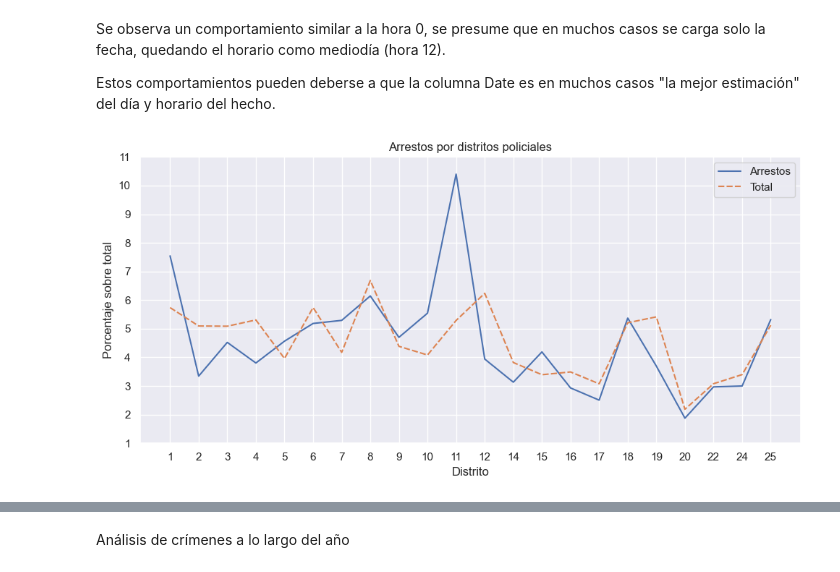
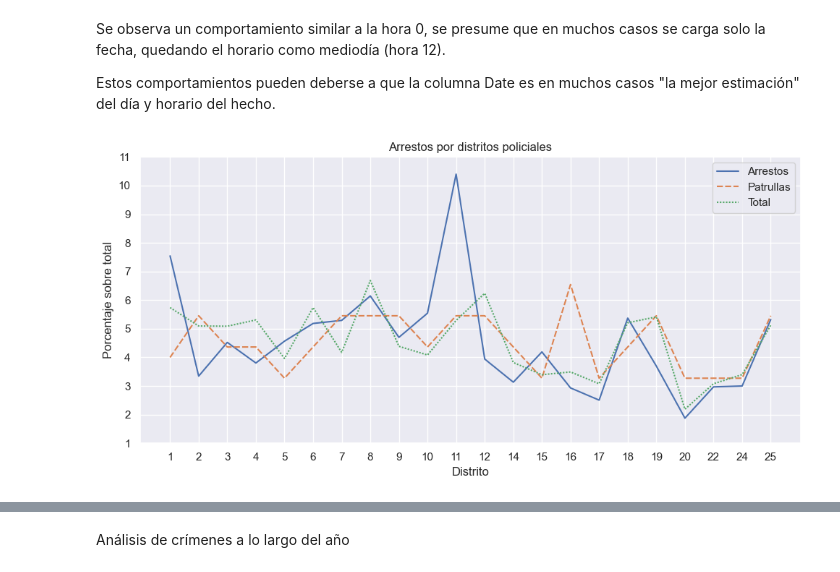
Before and after one commit to gjmv/CEIA_2025_B2_AdD_TP, a Jupyter notebook: TP.ipynb, the cells around one changed output, grey strips where cells are left out. Drawn from its saved outputs; the diff is of its cells as text; code cells hidden in the pictures.

```diff
--- a/TP.ipynb
+++ b/TP.ipynb
@@ -531,27 +531,27 @@ Se observa un comportamiento similar a la hora 0, se presume que en muchos casos
 Estos comportamientos pueden deberse a que la columna Date es en muchos casos "la mejor estimación" del día y horario del hecho.
 # %%
 df_csv["Arrest"] = df_csv["Arrest"].astype(int)
-# df_csv["Domestic"] = df_csv["Domestic"].astype(int)
+df_csv["Beat"] = df_csv["Beat"].astype(int)
 
 district = df_csv.groupby(["District"], observed=True).agg(
     Arrestos = ('Arrest', "sum"),
-    # Domesticos = ('Domestic', "sum"),
+    Patrullas = ('Beat', lambda x: x.nunique()),
     Total = ('Arrest', "count")
 ).reset_index()
 
 district["Arrestos"] = district["Arrestos"] / district["Arrestos"].sum() * 100
-# district["Domesticos"] = district["Domesticos"] / district["Domesticos"].sum() * 100
+district["Patrullas"] = district["Patrullas"] / district["Patrullas"].sum() * 100
 district["Total"] = district["Total"] / district["Total"].sum() * 100
 
 fig, ax = plt.subplots(1, 1, figsize=(10, 5))
 sns.lineplot(data=district, ax=ax)
 ax.set_xticks(district.index, district["District"])
 ax.set_xlabel("Distrito")
 ax.set_title('Arrestos por distritos policiales')
 ax.set_yticks(range(1, 12))
 ax.set_ylabel("Porcentaje sobre total")
 
 plt.tight_layout()
 plt.show()
 # %% [output]
-[figure, old version]
+[figure, new version]
```
Also changed, not shown: parts of 2 cells of this notebook.
